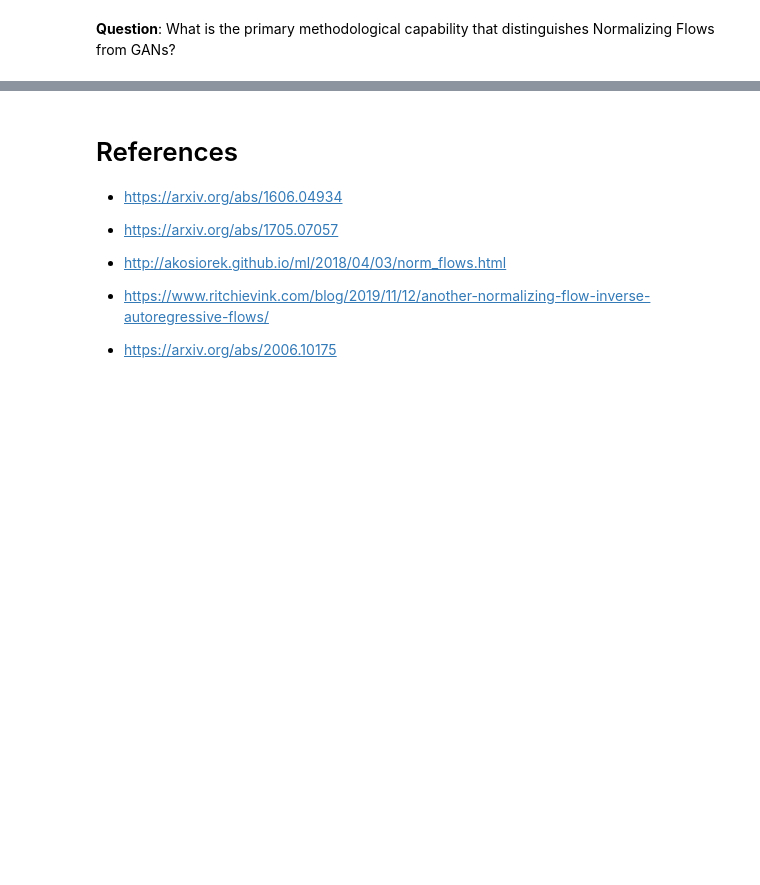
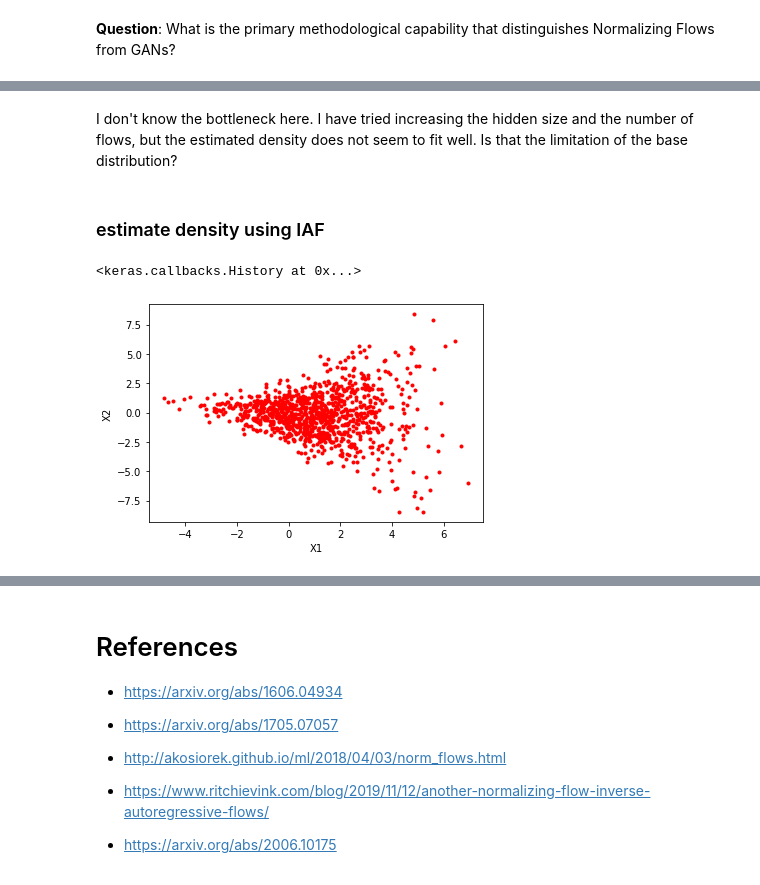
Before and after one commit to pointOfive/Haining-Tan, a Jupyter notebook: IAF_and_MAF.ipynb, the cells around one changed output, grey strips where cells are left out. Saved outputs shown, nothing was run; the diff lists cells and outputs as text; code cells hidden in the pictures; blank space fills up the shorter version.

```diff
--- a/IAF_and_MAF.ipynb
+++ b/IAF_and_MAF.ipynb
@@ -89,0 +142,32 @@ plt.plot(x1, x2, ".")
+# %% [markdown]
+I don't know the bottleneck here. I have tried increasing the hidden size and the number of flows, but the estimated density does not seem to fit well. Is that the limitation of the base distribution?
+# %% [markdown]
+### estimate density using IAF
+# %%
+# MADE layer
+made = tfb.AutoregressiveNetwork(params=2, hidden_units=[512,512])
+# IAF model
+iaf = istribution = tfd.TransformedDistribution(
+    distribution=tfd.MultivariateNormalDiag(loc=[0,0], scale_diag=[1,1]), # base: 2D Gaussian
+    bijector=tfb.Invert(tfb.MaskedAutoregressiveFlow(made)))  # just need to invert the maf
+# fit model
+inputs = tfkl.Input(shape=(2,))
+outputs = distribution.log_prob(inputs)
+model = tfk.Model(inputs, outputs)
+
+model.compile(optimizer=tf.optimizers.Adam(), loss=neg_log)
+model.fit(x=data, y=np.zeros(n), epochs=10, verbose=False)
+# %% [output]
+<keras.callbacks.History at 0x...>
+# %%
+# Sampling from the estimated density for visualization
+
+samples = distribution.sample(1000)
+x1_hat = samples[:, 0]
+x2_hat = samples[:, 1]
+plt.plot(x1_hat, x2_hat, "r.")
+plt.xlabel("X1")
+plt.ylabel("X2")
+plt.show()
+# %% [output]
+[figure, added]
```
Also changed, not shown: parts of 15 cells of this notebook.
